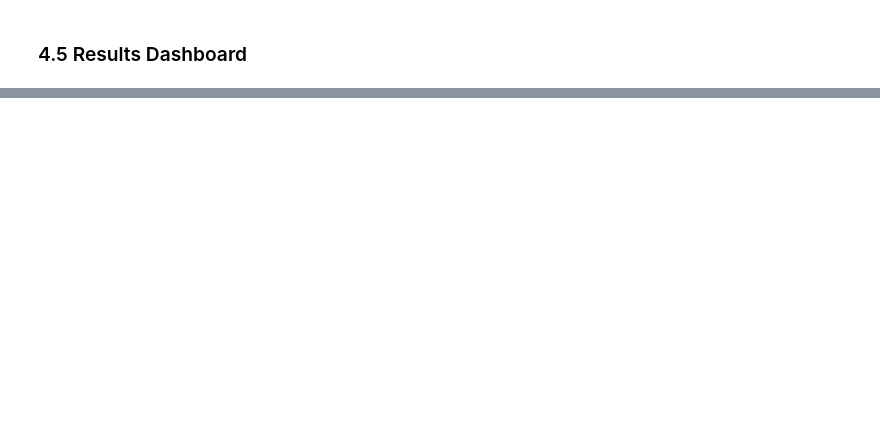
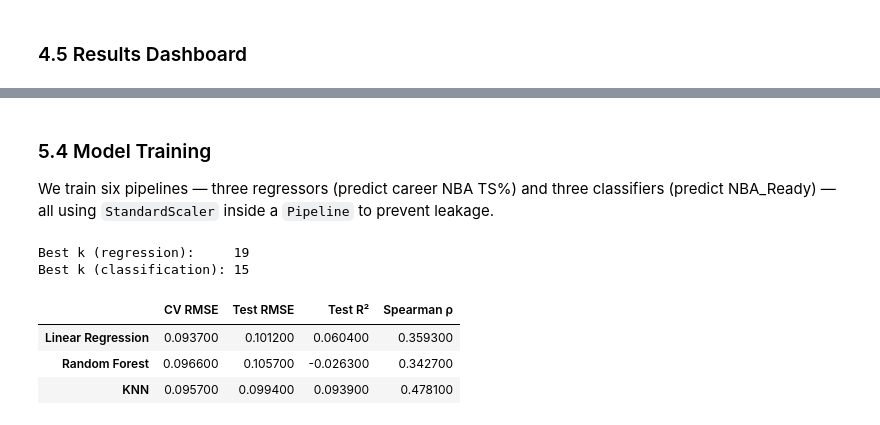
Before and after one commit to elizam343/Pstat100_final_project, a Jupyter notebook: pstat100_final.ipynb, the cells around one changed output, grey strips where cells are left out. Saved outputs shown, nothing was run; the diff lists cells and outputs as text; code cells hidden in the pictures; blank space fills up the shorter version.

Commit message:
Eliseo part of the project the models and reorganizing

```diff
--- a/pstat100_final.ipynb
+++ b/pstat100_final.ipynb
@@ -528,0 +719,69 @@ plt.show()
+# %% [markdown]
+### 5.4 Model Training
+
+We train six pipelines — three regressors (predict career NBA TS%) and three classifiers
+(predict NBA_Ready) — all using `StandardScaler` inside a `Pipeline` to prevent leakage.
+# %%
+from sklearn.neighbors import KNeighborsRegressor, KNeighborsClassifier
+from scipy.stats import spearmanr
+
+RETRO_FEATS = ['pick'] + COL_FEATS
+kf5 = KFold(n_splits=5, shuffle=True, random_state=SEED)
+
+X_tr, y_tr_reg, y_tr_clf = train[RETRO_FEATS], train['nba_ts_clean'], train['NBA_Ready']
+X_te, y_te_reg, y_te_clf = test[RETRO_FEATS],  test['nba_ts_clean'],  test['NBA_Ready']
+
+# ── KNN k-search (regression) ────────────────────────────────────────────────
+k_scores = {}
+for k in range(3, 20, 2):
+    knn_cv = Pipeline([('sc', StandardScaler()), ('m', KNeighborsRegressor(n_neighbors=k))])
+    k_scores[k] = -cross_val_score(knn_cv, X_tr, y_tr_reg,
+                                   cv=kf5, scoring='neg_root_mean_squared_error').mean()
+best_k_reg = min(k_scores, key=k_scores.get)
+
+k_scores_clf = {}
+for k in range(3, 20, 2):
+    knn_cv = Pipeline([('sc', StandardScaler()), ('m', KNeighborsClassifier(n_neighbors=k))])
+    k_scores_clf[k] = cross_val_score(knn_cv, X_tr, y_tr_clf, cv=kf5, scoring='roc_auc').mean()
+best_k_clf = max(k_scores_clf, key=k_scores_clf.get)
+
+print(f"Best k (regression):     {best_k_reg}")
+print(f"Best k (classification): {best_k_clf}")
+# %% [output]
+Best k (regression):     19
+Best k (classification): 15
+# %%
+# ── Regression models ────────────────────────────────────────────────────────
+reg_pipes = {
+    'Linear Regression': Pipeline([('sc', StandardScaler()), ('m', LinearRegression())]),
+    'Random Forest':     Pipeline([('sc', StandardScaler()),
+                                   ('m', RandomForestRegressor(n_estimators=300, max_depth=5,
+                                                               random_state=SEED))]),
+    'KNN':               Pipeline([('sc', StandardScaler()),
+                                   ('m', KNeighborsRegressor(n_neighbors=best_k_reg))]),
+}
+
+retro_reg = {}
+retro_preds = {}
+for name, pipe in reg_pipes.items():
+    cv_rmse = -cross_val_score(pipe, X_tr, y_tr_reg,
+                               cv=kf5, scoring='neg_root_mean_squared_error').mean()
+    pipe.fit(X_tr, y_tr_reg)
+    yp = pipe.predict(X_te)
+    retro_preds[name] = yp
+    retro_reg[name] = {
+        'CV RMSE':    round(cv_rmse, 4),
+        'Test RMSE':  round(root_mean_squared_error(y_te_reg, yp), 4),
+        'Test R²':    round(r2_score(y_te_reg, yp), 4),
+        'Spearman ρ': round(spearmanr(y_te_reg, yp).statistic, 4),
+    }
+
+retro_reg_df = pd.DataFrame(retro_reg).T
+display(retro_reg_df.style
+        .highlight_min(subset=['Test RMSE'], color='#d4edda')
+        .highlight_max(subset=['Test R²','Spearman ρ'], color='#d4edda'))
+# %% [output]
+|  | CV RMSE | Test RMSE | Test R² | Spearman ρ |
+| Linear Regression | 0.093700 | 0.101200 | 0.060400 | 0.359300 |
+| Random Forest | 0.096600 | 0.105700 | -0.026300 | 0.342700 |
+| KNN | 0.095700 | 0.099400 | 0.093900 | 0.478100 |
```
Also changed, not shown: parts of 22 cells of this notebook, 9 other files.
